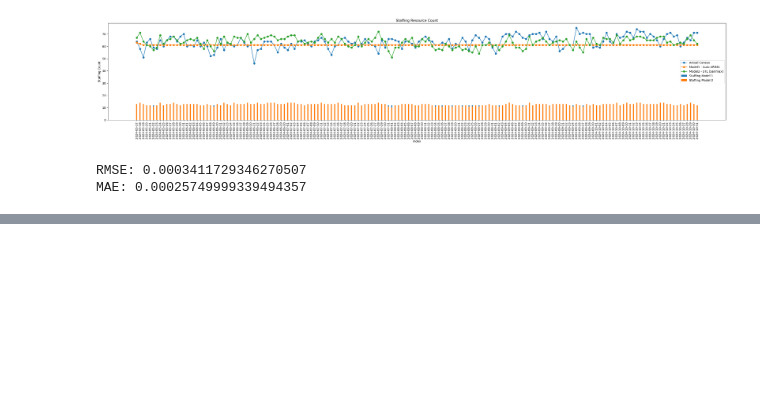
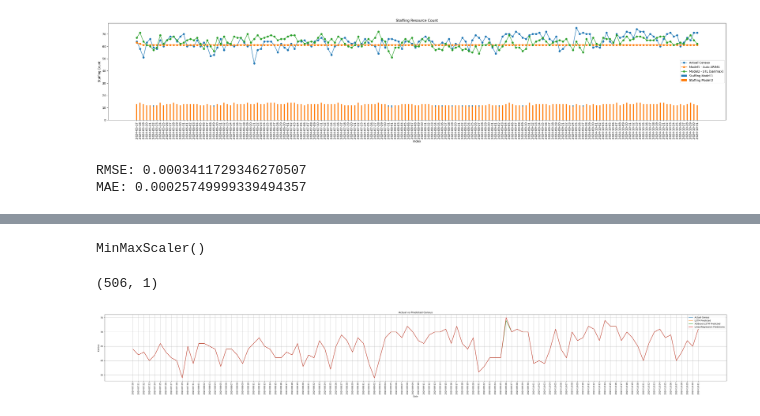
Before and after one commit to githubgscoder/UCBerkeley_MLAI_Capstone, a Jupyter notebook: Capstone_GS.ipynb, the cells around one changed output, grey strips where cells are left out. Drawn from its saved outputs; the diff is of its cells as text; code cells hidden in the pictures; blank space fills up the shorter version.

Commit message:
Additional Models
- Linear Regression
- LSTM
- XGBoost + LSTM

```diff
--- a/Capstone_GS.ipynb
+++ b/Capstone_GS.ipynb
@@ -795,0 +902,11 @@ print (y_pred)
+# %%
+# Prepare Data for XGBoost: Use LSTM predictions as features
+train_xgb = np.concatenate((trainX.reshape(trainX.shape[0], -1), train_lstm_predictions), axis=1)
+test_xgb = np.concatenate((testX.reshape(testX.shape[0], -1), test_lstm_predictions), axis=1)
+# %%
+# XGBoost Model
+xgbr = xgb.XGBRegressor(objective='reg:squarederror',
+                        n_estimators=100,
+                        learning_rate=0.1,
+                        max_depth=3)
+xgbr.fit(train_xgb, trainY)
@@ -795,0 +925,4 @@ print (y_pred)
+# %%
+# XGBoost Predictions
+train_xgb_predictions = xgbr.predict(train_xgb)
+test_xgb_predictions = xgbr.predict(test_xgb)
@@ -795,0 +939,63 @@ print (y_pred)
+# %%
+scaler_target = MinMaxScaler()
+scaler_target.fit(agg_tele_census_xgb_df[[target]]) # Fit only on the target variable
+# %% [output]
+MinMaxScaler()
+# %%
+scaler_target.inverse_transform(np.array(train_lstm_predictions).reshape(-1, 1)).shape
+# %% [output]
+(506, 1)
+# %%
+# Create a separate scaler for the target variable only
+#scaler_target = MinMaxScaler()
+#scaler_target.fit(agg_tele_census_xgb_df[[target]]) # Fit only on the target variable
+
+train_lstm_predictions_org_scale = scaler_target.inverse_transform(np.array(train_lstm_predictions).reshape(-1, 1)).flatten()
+test_lstm_predictions_org_scale = scaler_target.inverse_transform(test_lstm_predictions.reshape(-1, 1)).flatten()
+trainY_org_scale = scaler_target.inverse_transform(trainY.reshape(-1, 1)).flatten()
+testY_org_scale = scaler_target.inverse_transform(testY.reshape(-1, 1)).flatten()
+
+train_xgb_predictions_org_scale = scaler_target.inverse_transform(train_xgb_predictions.reshape(-1,1)).flatten()
+test_xgb_predictions_org_scale = scaler_target.inverse_transform(test_xgb_predictions.reshape(-1,1)).flatten()
+
+# Create Date indices for plotting
+train_dates = agg_tele_census_xgb_df.index[look_back:len(train)]
+test_dates = agg_tele_census_xgb_df.index[len(train) + look_back:]
+
+y_pred_lr_trimmed = y_pred_lr[-105:-1]
+
+# Create Plot DataFrame
+predicted_staffing_ensemble_df = pd.DataFrame({
+    'Date': test_dates,
+    'Actual_Census': testY_org_scale.round().astype(int),
+    'LSTM_Predicted': test_lstm_predictions_org_scale.round().astype(int),
+    'XGBoost_LSTM_Predicted': test_xgb_predictions_org_scale.round().astype(int),
+    'LinearRegression_Predicted': y_pred_lr_trimmed.round().astype(int)
+
+})
+
+# Set 'Date' as index for easier plotting
+predicted_staffing_ensemble_df = predicted_staffing_ensemble_df.set_index('Date')
+
+# Plot the results
+plt.figure(figsize=(42, 6))
+plt.plot(predicted_staffing_ensemble_df['Actual_Census'], label='Actual Census')
+plt.plot(predicted_staffing_ensemble_df['LSTM_Predicted'], label='LSTM Predicted')
+plt.plot(predicted_staffing_ensemble_df['XGBoost_LSTM_Predicted'], label='XGBoost-LSTM Predicted')
+plt.plot(predicted_staffing_ensemble_df['LinearRegression_Predicted'], label='LinearRegression Predictions')
+plt.title('Actual vs Predicted Census')
+plt.xlabel('Date')
+plt.ylabel('Census')
+plt.legend()
+
+# Configure x-axis for daily ticks
+ax = plt.gca()  # Get current axis
+ax.set_xticks(predicted_staffing_ensemble_df.index)  # Set ticks to exactly the dates in the DataFrame's index
+ax.xaxis.set_major_formatter(mdates.DateFormatter('%Y-%m-%d'))  # Format major ticks with year, month, and day
+
+plt.xticks(rotation=90)  # Rotate x-axis labels for readability
+plt.grid(True)
+plt.tight_layout()
+plt.show()
+# %% [output]
+[figure, added]
```
Also changed, not shown: parts of 26 cells of this notebook.
